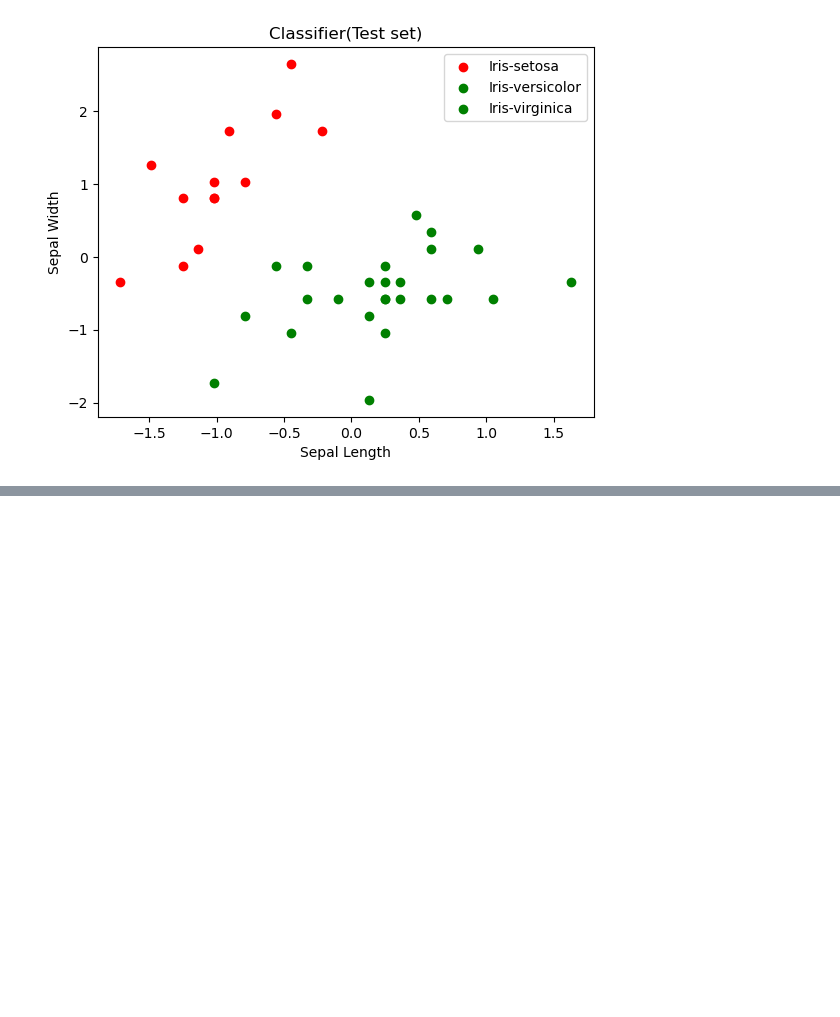
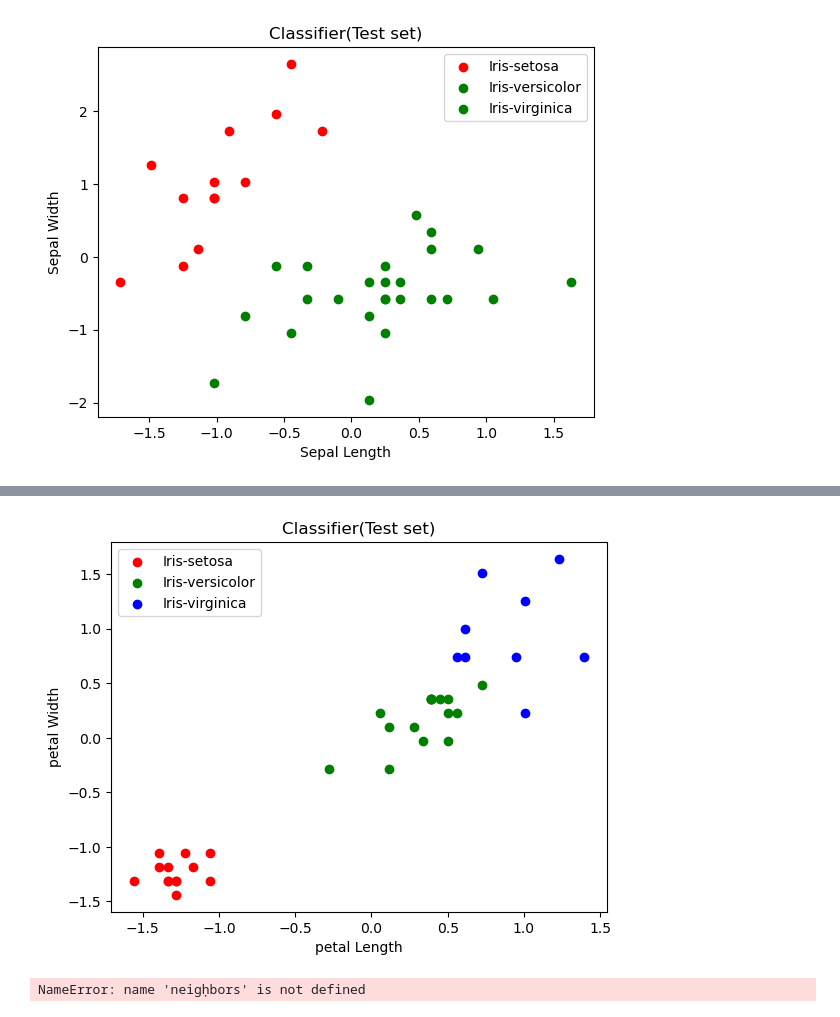
Before and after one commit to Sreekar2610/Machine-learning, a Jupyter notebook: 7098.ipynb, the cells around one changed output, grey strips where cells are left out. Cells and saved outputs as stored; diff of their text form; code cells hidden in the pictures; blank space fills up the shorter version.

```diff
--- a/7098.ipynb
+++ b/7098.ipynb
@@ -549,0 +682,12 @@ tree.plot_tree(dtree_gini)
+# %%
+X_set,y_set=xtest,ytest
+for i,j in enumerate(np.unique(y_set)):
+    plt.scatter(X_set[y_set==j,2],X_set[y_set==j,3],
+               c=ListedColormap(('red','green','blue'))(i),label=j)
+plt.title('Classifier(Test set)')
+plt.xlabel('petal Length')
+plt.ylabel('petal Width')
+plt.legend()
+plt.show()
+# %% [output]
+[figure, added]
@@ -549,0 +698,8 @@ tree.plot_tree(dtree_gini)
+# %%
+##loop over k  valuess
+for i,k in enumerate(neigḥbors):
+    knn=KNeighborsClassifier(n_neighbors=k)
+    knn.fit(xtrain,ytrain)
+    train_accuracy[i]=knn.score(xtrain,ytrain)
+# %% [output]
+NameError: name 'neigḥbors' is not defined
```
Also changed, not shown: parts of 41 cells of this notebook.
